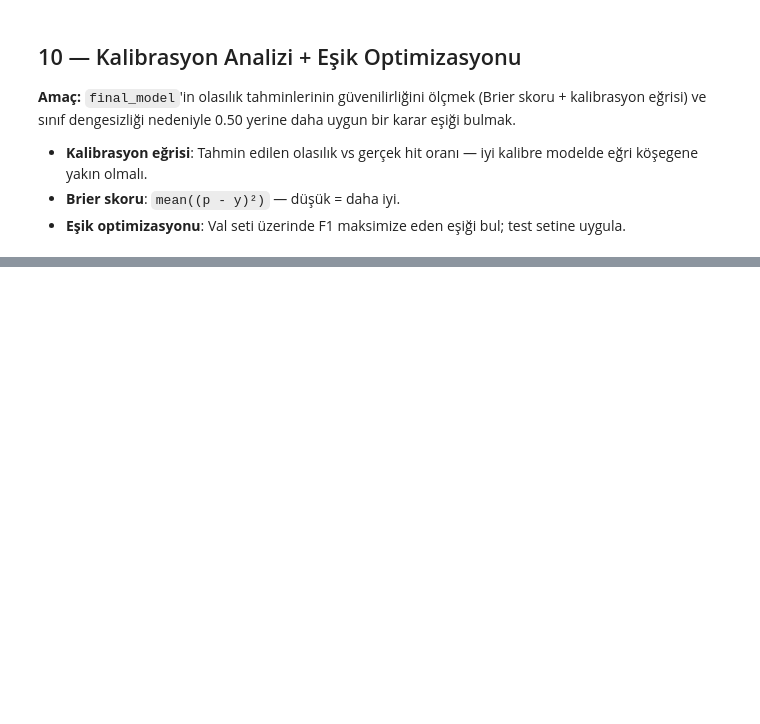
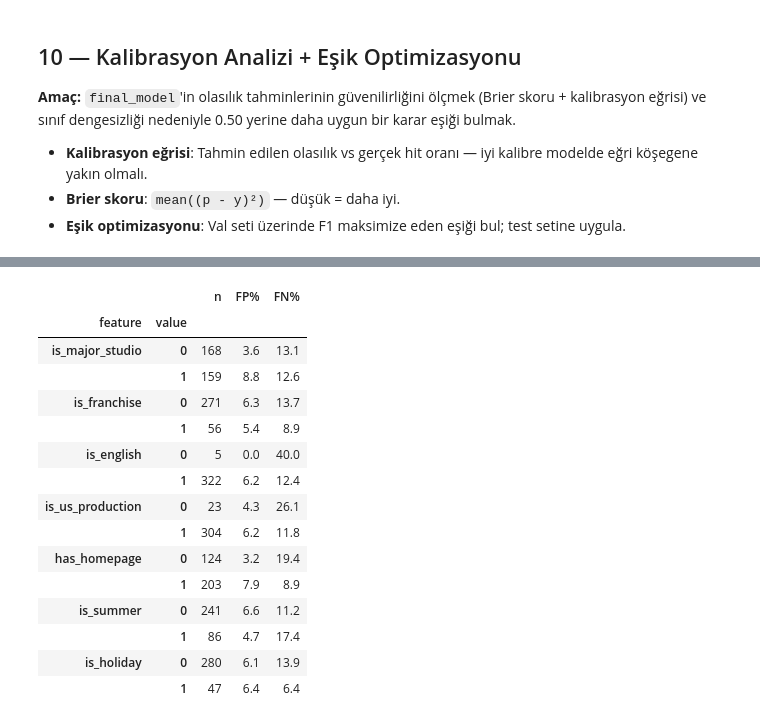
Before and after one commit to UgurIpekduzen/tmdb-hit-classifier, a Jupyter notebook: example.ipynb, the cells around one changed output, grey strips where cells are left out. Drawn from its saved outputs; the diff is of its cells as text; code cells hidden in the pictures; blank space fills up the shorter version.

```diff
--- a/example.ipynb
+++ b/example.ipynb
@@ -1216,17 +1206,15 @@ coef_df = pd.DataFrame({
 }).sort_values('abs_std_coef', ascending=False).reset_index(drop=True)
 coef_df['rank'] = range(1, len(coef_df) + 1)
 
-print("=== LogReg Katsayıları (voting_top2 bileşeni) ===")
+print(f"=== LogReg Katsayıları (voting_top2 bileşeni) — {FEATURE_VERSION} ===")
 print(f"{'#':<4} {'Feature':<30} {'raw_coef':>10} {'std_coef':>10}")
 print("-" * 58)
 for _, row in coef_df.iterrows():
-    marker = " ◀" if row['feature'] in ('budget_adjusted', 'relative_budget_score') else ""
-    print(f"{int(row['rank']):<4} {row['feature']:<30} {row['raw_coef']:>10.4f} {row['std_coef']:>10.4f}{marker}")
+    print(f"{int(row['rank']):<4} {row['feature']:<30} {row['raw_coef']:>10.4f} {row['std_coef']:>10.4f}")
 
-rbs = coef_df[coef_df['feature'] == 'relative_budget_score'].iloc[0]
-ba  = coef_df[coef_df['feature'] == 'budget_adjusted'].iloc[0]
-same_dir = (ba['std_coef'] * rbs['std_coef']) > 0
-print(f"\n  budget_adjusted        std_coef={ba['std_coef']:+.4f}  rank=#{int(ba['rank'])}")
-print(f"  relative_budget_score  std_coef={rbs['std_coef']:+.4f}  rank=#{int(rbs['rank'])}")
-print(f"  Yön tutarlı mı: {'✓ Evet — tamamlayıcı sinyal' if same_dir else '✗ Hayır — zıt yönde katkı (redundant)'}")
+top_pos = coef_df[coef_df['std_coef'] > 0].head(3)['feature'].tolist()
+top_neg = coef_df[coef_df['std_coef'] < 0].head(3)['feature'].tolist()
+print("")
+print(f"  Top pozitif: {top_pos}")
+print(f"  Top negatif: {top_neg}")
 # %% [output]
@@ -1386,0 +1464,68 @@ plt.show()
+# %%
+# ── Yil ve Tur Bazli Hata Oruntuleri ────────────────────────────────────
+fig, axes = plt.subplots(1, 3, figsize=(18, 5))
+
+# 1) Yil bazli FP/FN sayisi
+ax = axes[0]
+if 'release_year' in df_err.columns:
+    yr_err = df_err[df_err.error_type.isin(['FP','FN'])].groupby(
+        ['release_year','error_type']).size().unstack(fill_value=0)
+    yr_err.plot(kind='bar', ax=ax, color=['#e74c3c','#3498db'], alpha=0.8)
+    ax.set_title('Yil Bazli Hata Sayisi', fontsize=10)
+    ax.set_xlabel('release_year')
+    ax.tick_params(axis='x', rotation=45)
+else:
+    ax.text(0.5, 0.5, 'release_year yok', ha='center', va='center')
+
+# 2) Butce tieri bazli hata orani
+ax = axes[1]
+if 'budget_adjusted' in df_err.columns:
+    df_err['budget_tier'] = pd.qcut(
+        df_err.budget_adjusted, q=4,
+        labels=['Q1(dusuk)', 'Q2', 'Q3', 'Q4(yuksek)']
+    )
+    budget_err = df_err.groupby(['budget_tier','error_type']).size().unstack(fill_value=0)
+    budget_err_pct = budget_err.div(budget_err.sum(axis=1), axis=0) * 100
+    budget_err_pct[['FP','FN']].plot(kind='bar', ax=ax,
+        color=['#e74c3c','#3498db'], alpha=0.8)
+    ax.set_title('Butce Tieri Bazli Hata Orani (%)', fontsize=10)
+    ax.set_xlabel('budget_adjusted tieri')
+    ax.set_ylabel('%')
+    ax.tick_params(axis='x', rotation=0)
+
+# 3) Tur bazli FP/FN dagilimi
+ax = axes[2]
+genre_cols = [c for c in df_err.columns if c.startswith('genre_')]
+if genre_cols:
+    fp_genre = fp[genre_cols].sum().rename('FP')
+    fn_genre = fn[genre_cols].sum().rename('FN')
+    genre_df = pd.concat([fp_genre, fn_genre], axis=1)
+    genre_df.index = [g.replace('genre_','') for g in genre_df.index]
+    top_genres = (genre_df.FP + genre_df.FN).nlargest(10).index
+    genre_df.loc[top_genres].plot(kind='barh', ax=ax,
+        color=['#e74c3c','#3498db'], alpha=0.8)
+    ax.set_title('Tur Bazli FP/FN (Top 10)', fontsize=10)
+    ax.set_xlabel('Film sayisi')
+
+fig.suptitle('Sistematik Hata Oruntuleri — Test Seti', fontsize=12, fontweight='bold')
+plt.tight_layout()
+plt.show()
+
+# ── Binary Feature Bazli Hata Orani ─────────────────────────────────────
+bin_feats = ['is_major_studio','is_franchise','is_english',
+             'is_us_production','has_homepage','is_summer','is_holiday']
+bin_feats = [f for f in bin_feats if f in df_err.columns]
+
+rows = []
+for feat in bin_feats:
+    for val in [0, 1]:
+        sub = df_err[df_err[feat] == val]
+        if len(sub) == 0: continue
+        fp_r = (sub.error_type == 'FP').sum() / len(sub) * 100
+        fn_r = (sub.error_type == 'FN').sum() / len(sub) * 100
+        rows.append({'feature': feat, 'value': val, 'n': len(sub),
+                     'FP%': round(fp_r,1), 'FN%': round(fn_r,1)})
+
+print('\n=== Binary Feature Bazli Hata Oranlari ===')
+display(pd.DataFrame(rows).set_index(['feature','value']))
+# %% [output]
@@ -1386,0 +1533,16 @@ plt.show()
+|  |  | n | FP% | FN% |
+| feature | value |  |  |  |
+| is_major_studio | 0 | 168 | 3.6 | 13.1 |
+|  | 1 | 159 | 8.8 | 12.6 |
+| is_franchise | 0 | 271 | 6.3 | 13.7 |
+|  | 1 | 56 | 5.4 | 8.9 |
+| is_english | 0 | 5 | 0.0 | 40.0 |
+|  | 1 | 322 | 6.2 | 12.4 |
+| is_us_production | 0 | 23 | 4.3 | 26.1 |
+|  | 1 | 304 | 6.2 | 11.8 |
+| has_homepage | 0 | 124 | 3.2 | 19.4 |
+|  | 1 | 203 | 7.9 | 8.9 |
+| is_summer | 0 | 241 | 6.6 | 11.2 |
+|  | 1 | 86 | 4.7 | 17.4 |
+| is_holiday | 0 | 280 | 6.1 | 13.9 |
+|  | 1 | 47 | 6.4 | 6.4 |
```
Also changed, not shown: parts of 22 cells of this notebook.
